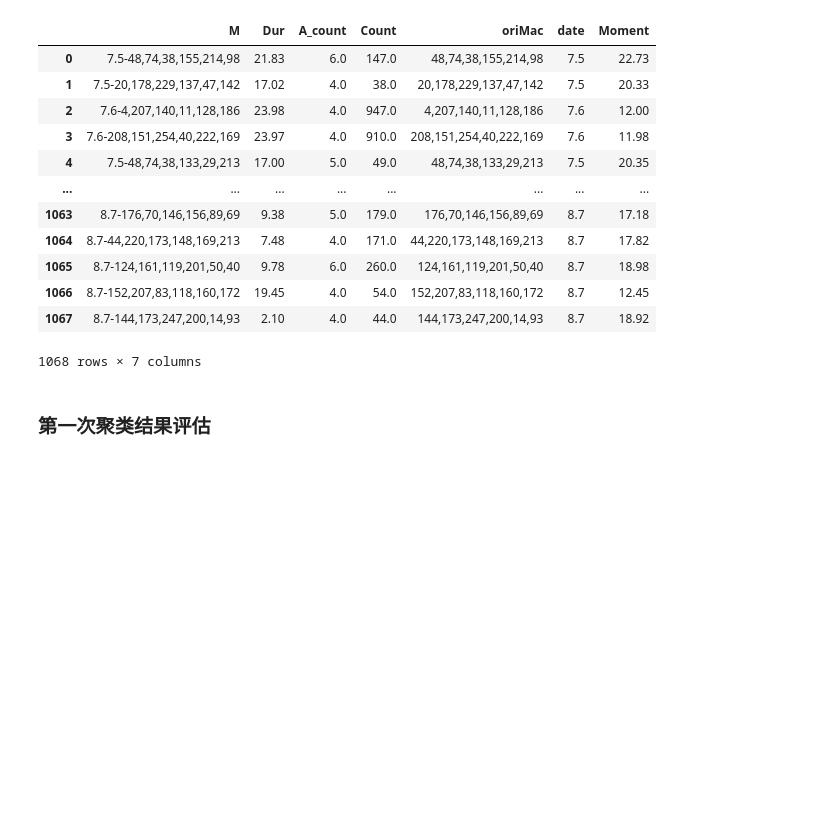
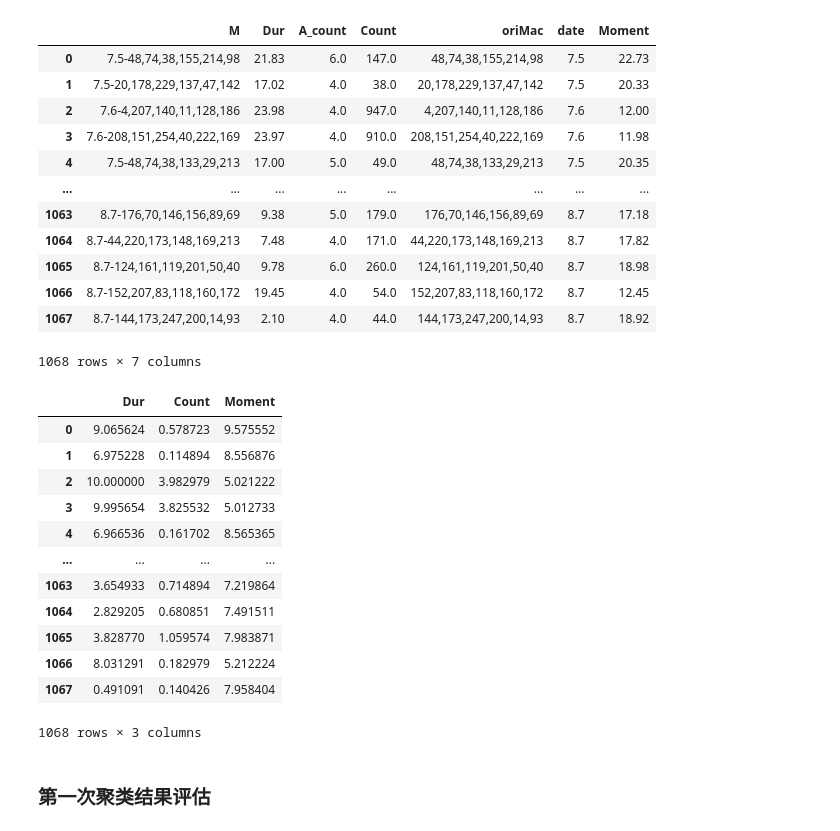
Before and after one commit to RickH-Arch/MEIRL-GAIL-Behavior-Cloning, a Jupyter notebook: wifi_track_data/wifi_track_data_cluster.ipynb, the cells around one changed output. Cells and saved outputs as stored; diff of their text form; code cells hidden in the pictures; blank space fills up the shorter version.

```diff
--- a/wifi_track_data/wifi_track_data_cluster.ipynb
+++ b/wifi_track_data/wifi_track_data_cluster.ipynb
@@ -62,8 +62,8 @@ from collections import namedtuple
 
 from importlib import reload
 # %%
-df_cluster = pd.read_csv(os.getcwd()+'/dacang/cleaned_data/dacang_cleaned_data_advanced.csv')
-df_cluster
+df_read = pd.read_csv(os.getcwd()+'/dacang/cleaned_data/dacang_cleaned_data_advanced.csv')
+df_read
 # %% [output]
 |  | M | Dur | A_count | Count | oriMac | date | Moment |
 | 0 | 7.5-48,74,38,155,214,98 | 21.83 | 6.0 | 147.0 | 48,74,38,155,214,98 | 7.5 | 22.73 |
@@ -78,4 +78,21 @@ df_cluster
 | 1066 | 8.7-152,207,83,118,160,172 | 19.45 | 4.0 | 54.0 | 152,207,83,118,160,172 | 8.7 | 12.45 |
 | 1067 | 8.7-144,173,247,200,14,93 | 2.10 | 4.0 | 44.0 | 144,173,247,200,14,93 | 8.7 | 18.92 |
 1068 rows × 7 columns
+# %%
+df_cluster = utils.Normalize_df(df_read[['Dur','Count','Moment']])
+df_cluster
+# %% [output]
+|  | Dur | Count | Moment |
+| 0 | 9.065624 | 0.578723 | 9.575552 |
+| 1 | 6.975228 | 0.114894 | 8.556876 |
+| 2 | 10.000000 | 3.982979 | 5.021222 |
+| 3 | 9.995654 | 3.825532 | 5.012733 |
+| 4 | 6.966536 | 0.161702 | 8.565365 |
+| ... | ... | ... | ... |
+| 1063 | 3.654933 | 0.714894 | 7.219864 |
+| 1064 | 2.829205 | 0.680851 | 7.491511 |
+| 1065 | 3.828770 | 1.059574 | 7.983871 |
+| 1066 | 8.031291 | 0.182979 | 5.212224 |
+| 1067 | 0.491091 | 0.140426 | 7.958404 |
+1068 rows × 3 columns
 # %%
```
Also changed, not shown: parts of 2 cells of this notebook, 3 other files.
